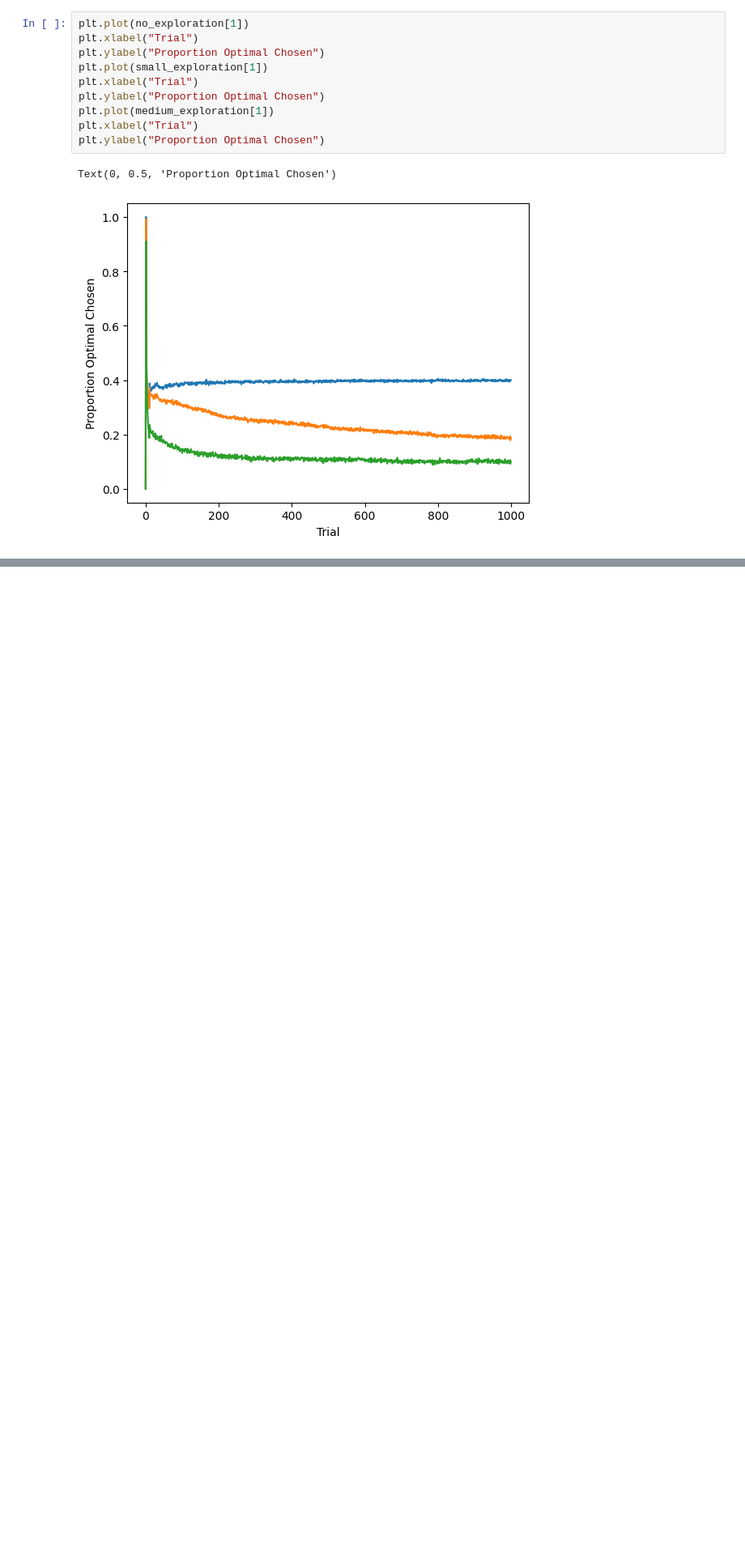
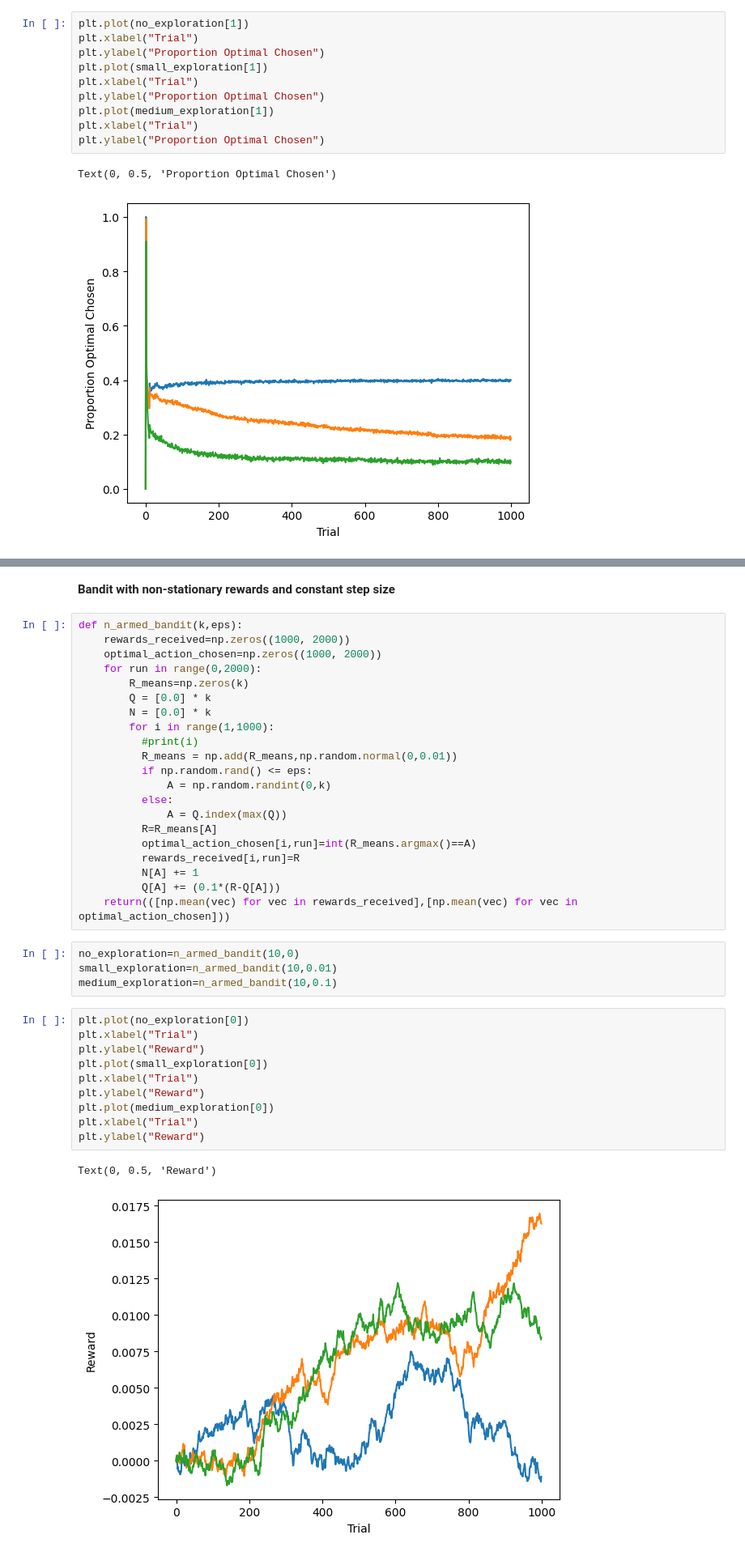
Before and after one commit to cbannard/lela60331_25-26, a Jupyter notebook: ReinforcementLearning_DR1.ipynb, the cells around one changed output, grey strips where cells are left out. Shown at 81% size. Cells and saved outputs as stored; diff of their text form; blank space fills up the shorter version.

```diff
--- a/ReinforcementLearning_DR1.ipynb
+++ b/ReinforcementLearning_DR1.ipynb
@@ -110,0 +121,40 @@ Text(0, 0.5, 'Proportion Optimal Chosen')
+# %% [markdown]
+**Bandit with non-stationary rewards and constant step size**
+# %%
+def n_armed_bandit(k,eps):
+    rewards_received=np.zeros((1000, 2000))
+    optimal_action_chosen=np.zeros((1000, 2000))
+    for run in range(0,2000):
+        R_means=np.zeros(k)
+        Q = [0.0] * k
+        N = [0.0] * k
+        for i in range(1,1000):
+          #print(i)
+          R_means = np.add(R_means,np.random.normal(0,0.01))
+          if np.random.rand() <= eps:
+              A = np.random.randint(0,k)
+          else:
+              A = Q.index(max(Q))
+          R=R_means[A]
+          optimal_action_chosen[i,run]=int(R_means.argmax()==A)
+          rewards_received[i,run]=R
+          N[A] += 1
+          Q[A] += (0.1*(R-Q[A]))
+    return(([np.mean(vec) for vec in rewards_received],[np.mean(vec) for vec in optimal_action_chosen]))
+# %%
+no_exploration=n_armed_bandit(10,0)
+small_exploration=n_armed_bandit(10,0.01)
+medium_exploration=n_armed_bandit(10,0.1)
+# %%
+plt.plot(no_exploration[0])
+plt.xlabel("Trial")
+plt.ylabel("Reward")
+plt.plot(small_exploration[0])
+plt.xlabel("Trial")
+plt.ylabel("Reward")
+plt.plot(medium_exploration[0])
+plt.xlabel("Trial")
+plt.ylabel("Reward")
+# %% [output]
+Text(0, 0.5, 'Reward')
+[figure, added]
```
Also changed, not shown: parts of 3 cells of this notebook.
